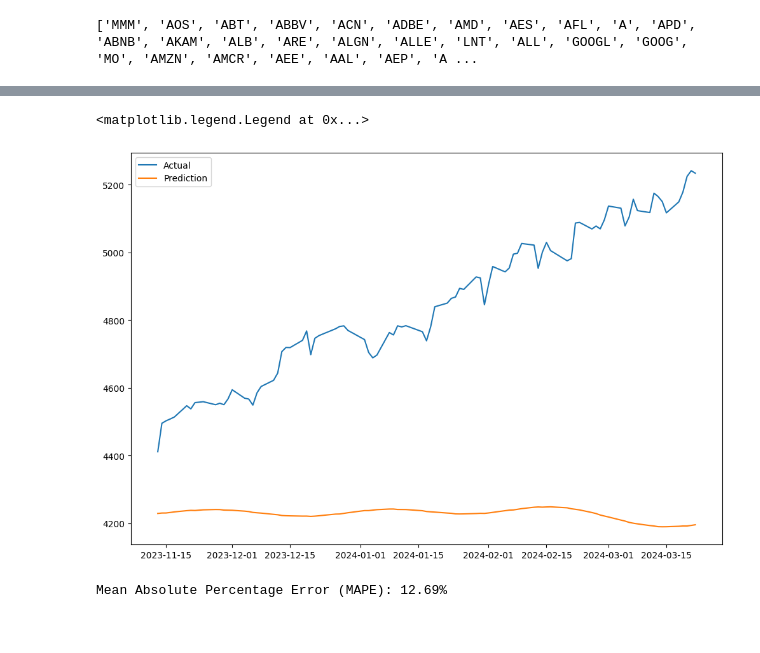
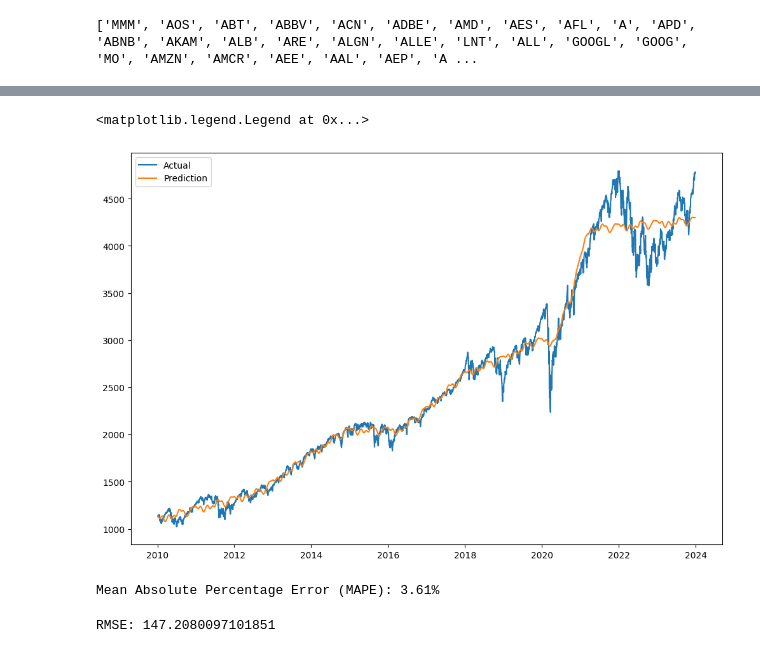
Before and after one commit to serblandon/index-prophet, a Jupyter notebook: AIModels/FBProphet.ipynb, the cells around one changed output, grey strips where cells are left out. Saved outputs shown, nothing was run; the diff lists cells and outputs as text; code cells hidden in the pictures.

```diff
--- a/AIModels/FBProphet.ipynb
+++ b/AIModels/FBProphet.ipynb
@@ -64,0 +45,18 @@ data
+# %%
+symbol = '^SPX'
+start_date = '2010-01-01'
+end_date = '2024-01-01'
+
+stock_data = yf.download(symbol, start = start_date, end = end_date)
+
+print(stock_data.head())
+
+stock_data.to_csv('^SPX.csv')
+
+# Load your CSV data into a DataFrame
+data = pd.read_csv('^SPX.csv')
+
+data = data[["Date", "Close"]]
+
+data.columns = ["ds", "y"]
+data
@@ -67,5 +76,5 @@ from prophet import Prophet
 
 prophet = Prophet(daily_seasonality=True)
 
-prophet.fit(data)
+prophet.fit(train_df)
 # %% [output]
@@ -92,12 +101,12 @@ plot_plotly(prophet, predictions)
 [interactive output not drawn]
 # %%
 # Split data
-unknown_data = data.iloc[-90:]
-data = data.iloc[:-90]
+# unknown_data = data.iloc[-80:]
+# data = data.iloc[:-90]
 # %%
 prophet = Prophet(daily_seasonality=True)
 prophet.fit(data)
 
-future_dates = prophet.make_future_dataframe(periods=365)
+future_dates = prophet.make_future_dataframe(periods=780)
 predictions = prophet.predict(future_dates)
 # %% [output]
@@ -113,29 +122,47 @@ INFO:cmdstanpy:Chain [1] done processing
 # %%
 import matplotlib.pyplot as plt
 
 plt.figure(figsize=(12,8))
 
-pred = predictions[predictions['ds'].isin(unknown_data['ds'])]
+pred = predictions[predictions['ds'].isin(data['ds'])]
 
-plt.plot(pd.to_datetime(unknown_data['ds']), unknown_data['y'], label="Actual")
-plt.plot(pd.to_datetime(unknown_data['ds']), pred['yhat'], label="Prediction")
+plt.plot(pd.to_datetime(data['ds']), data['y'], label="Actual")
+plt.plot(pd.to_datetime(data['ds']), pred['yhat'], label="Prediction")
 
 plt.legend()
 # %% [output]
 <matplotlib.legend.Legend at 0x...>
-[figure, old version]
+[figure, new version]
 # %%
 import numpy as np
 
 # Calculate absolute error
-absolute_error = np.abs(unknown_data['y'] - pred['yhat'])
+absolute_error = np.abs(data['y'] - pred['yhat'])
 
 # Calculate percentage error
-percentage_error = (absolute_error / unknown_data['y']) * 100
+percentage_error = (absolute_error / data['y']) * 100
 
 # Calculate MAPE
 mape = percentage_error.mean()
 
 print("Mean Absolute Percentage Error (MAPE): {:.2f}%".format(mape))
 # %% [output]
-Mean Absolute Percentage Error (MAPE): 12.69%
+Mean Absolute Percentage Error (MAPE): 3.61%
+# %%
+import numpy as np
+
+# Calculate the differences
+differences = np.array(data['y']) - np.array(pred['yhat'])
+
+# Square the differences
+squared_differences = differences ** 2
+
+# Calculate the mean of the squared differences
+mse = np.mean(squared_differences)
+
+# Take the square root of the MSE to get the RMSE
+rmse = np.sqrt(mse)
+
+print("RMSE:", rmse)
+# %% [output]
+RMSE: 147.2080097101851
```
Also changed, not shown: parts of 7 cells of this notebook.
